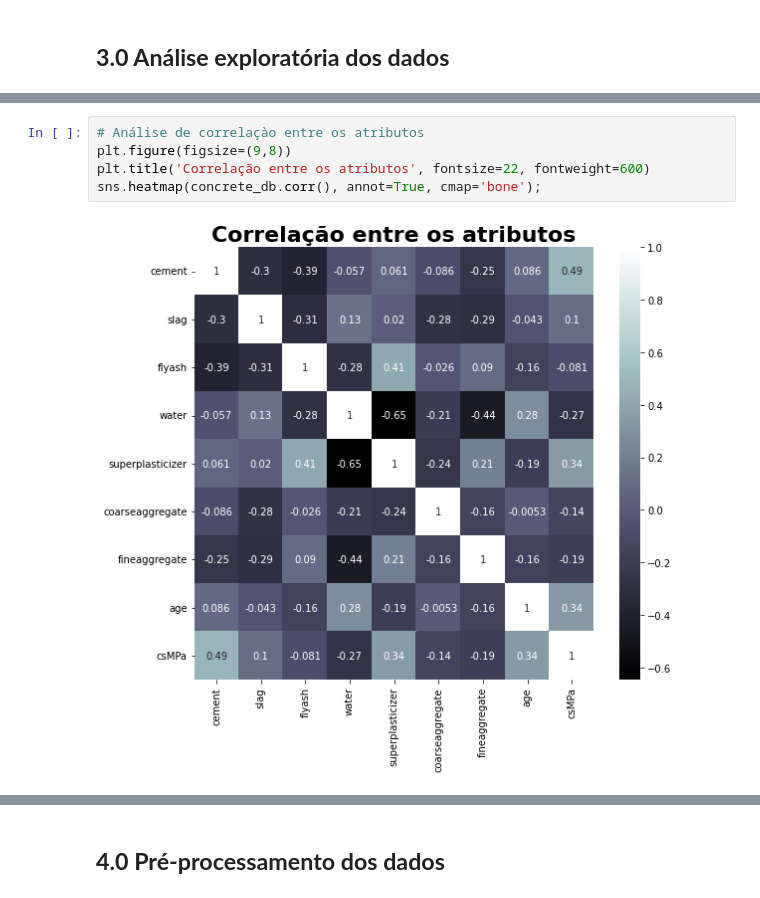
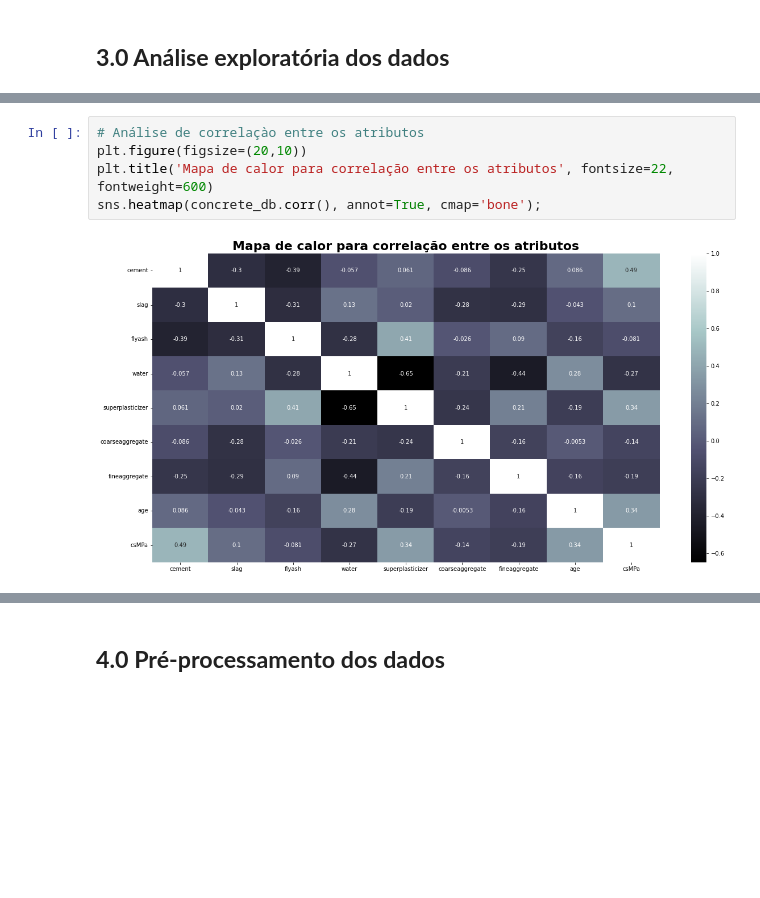
Before and after one commit to CezarMontenegro/concrete_strength_prediction, a Jupyter notebook: concrete_strength_prediction.ipynb, the cells around one changed output, grey strips where cells are left out. Cells and saved outputs as stored; diff of their text form; blank space fills up the shorter version.

```diff
--- a/concrete_strength_prediction.ipynb
+++ b/concrete_strength_prediction.ipynb
@@ -102,9 +102,9 @@ concrete_db.describe()
 | max | 540.000000 | 359.400000 | 200.100000 | 247.000000 | 32.200000 | 1145.000000 | 992.600000 | 365.000000 | ... |
 # %%
 # Análise de correlaçào entre os atributos
-plt.figure(figsize=(9,8))
-plt.title('Correlação entre os atributos', fontsize=22, fontweight=600)
+plt.figure(figsize=(20,10))
+plt.title('Mapa de calor para correlação entre os atributos', fontsize=22, fontweight=600)
 sns.heatmap(concrete_db.corr(), annot=True, cmap='bone');
 # %% [output]
-[figure, old version]
+[figure, new version]
 # %%
```
Also changed, not shown: parts of 44 cells of this notebook.
